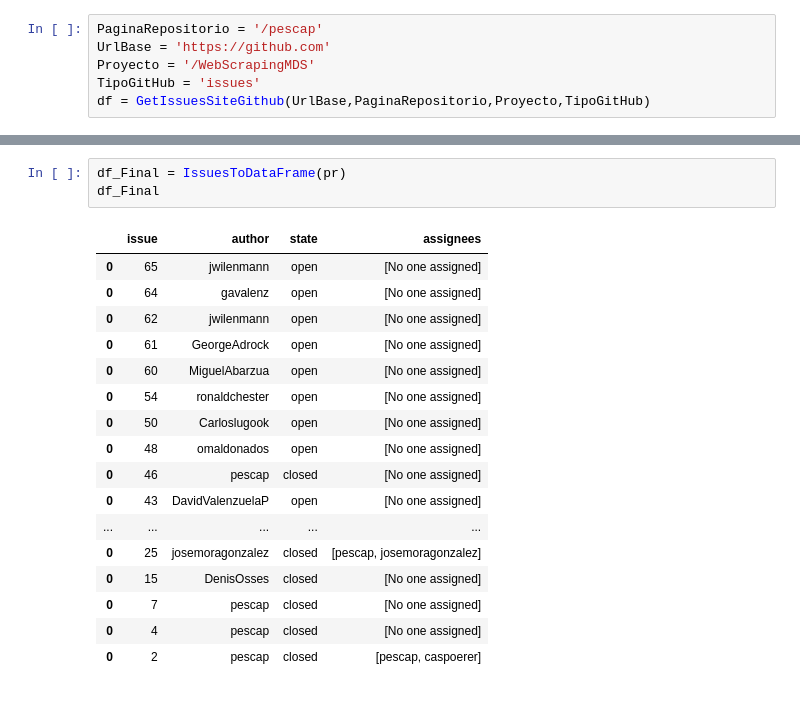
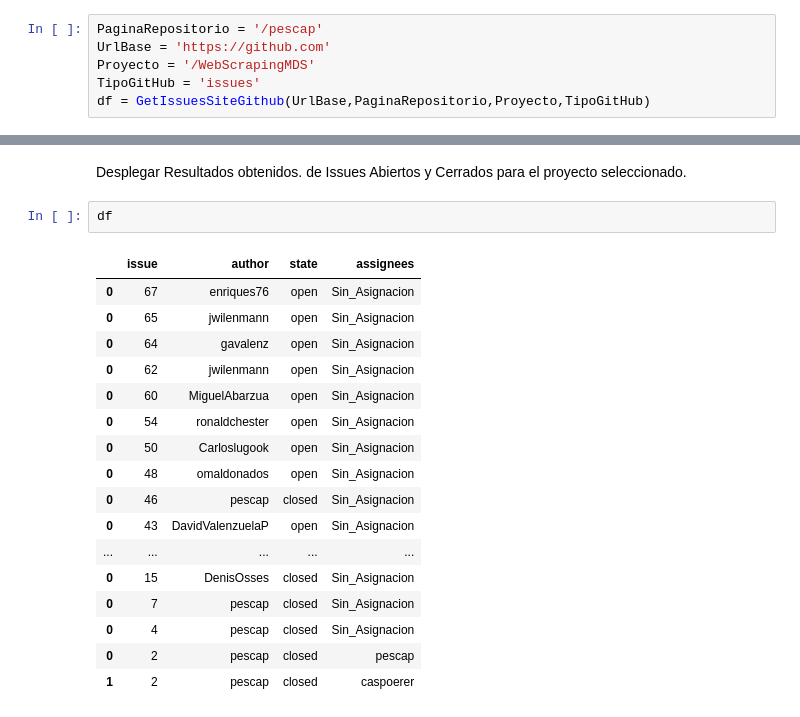
Before and after one commit to GeorgeAdrock/TareaScrapearIssues, a Jupyter notebook: tarea1.ipynb, the cells around one changed output, grey strips where cells are left out. Cells and saved outputs as stored; diff of their text form.

```diff
--- a/tarea1.ipynb
+++ b/tarea1.ipynb
@@ -156,21 +148,22 @@ print(pr)
-# %%
-df_Final = IssuesToDataFrame(pr)
-df_Final
-# %% [output]
-|  | issue | author | state | assignees |
-| 0 | 65 | jwilenmann | open | [No one assigned] |
-| 0 | 64 | gavalenz | open | [No one assigned] |
-| 0 | 62 | jwilenmann | open | [No one assigned] |
-| 0 | 61 | GeorgeAdrock | open | [No one assigned] |
-| 0 | 60 | MiguelAbarzua | open | [No one assigned] |
-| 0 | 54 | ronaldchester | open | [No one assigned] |
-| 0 | 50 | Carloslugook | open | [No one assigned] |
-| 0 | 48 | omaldonados | open | [No one assigned] |
-| 0 | 46 | pescap | closed | [No one assigned] |
-| 0 | 43 | DavidValenzuelaP | open | [No one assigned] |
-| ... | ... | ... | ... | ... |
-| 0 | 25 | josemoragonzalez | closed | [pescap, josemoragonzalez] |
-| 0 | 15 | DenisOsses | closed | [No one assigned] |
-| 0 | 7 | pescap | closed | [No one assigned] |
-| 0 | 4 | pescap | closed | [No one assigned] |
-| 0 | 2 | pescap | closed | [pescap, caspoerer] |
+# %% [markdown]
+Desplegar Resultados obtenidos. de Issues Abiertos y Cerrados para el proyecto seleccionado.
+# %%
+df
+# %% [output]
+|  | issue | author | state | assignees |
+| 0 | 67 | enriques76 | open | Sin_Asignacion |
+| 0 | 65 | jwilenmann | open | Sin_Asignacion |
+| 0 | 64 | gavalenz | open | Sin_Asignacion |
+| 0 | 62 | jwilenmann | open | Sin_Asignacion |
+| 0 | 60 | MiguelAbarzua | open | Sin_Asignacion |
+| 0 | 54 | ronaldchester | open | Sin_Asignacion |
+| 0 | 50 | Carloslugook | open | Sin_Asignacion |
+| 0 | 48 | omaldonados | open | Sin_Asignacion |
+| 0 | 46 | pescap | closed | Sin_Asignacion |
+| 0 | 43 | DavidValenzuelaP | open | Sin_Asignacion |
+| ... | ... | ... | ... | ... |
+| 0 | 15 | DenisOsses | closed | Sin_Asignacion |
+| 0 | 7 | pescap | closed | Sin_Asignacion |
+| 0 | 4 | pescap | closed | Sin_Asignacion |
+| 0 | 2 | pescap | closed | pescap |
+| 1 | 2 | pescap | closed | caspoerer |
```
Also changed, not shown: parts of 7 cells of this notebook.
